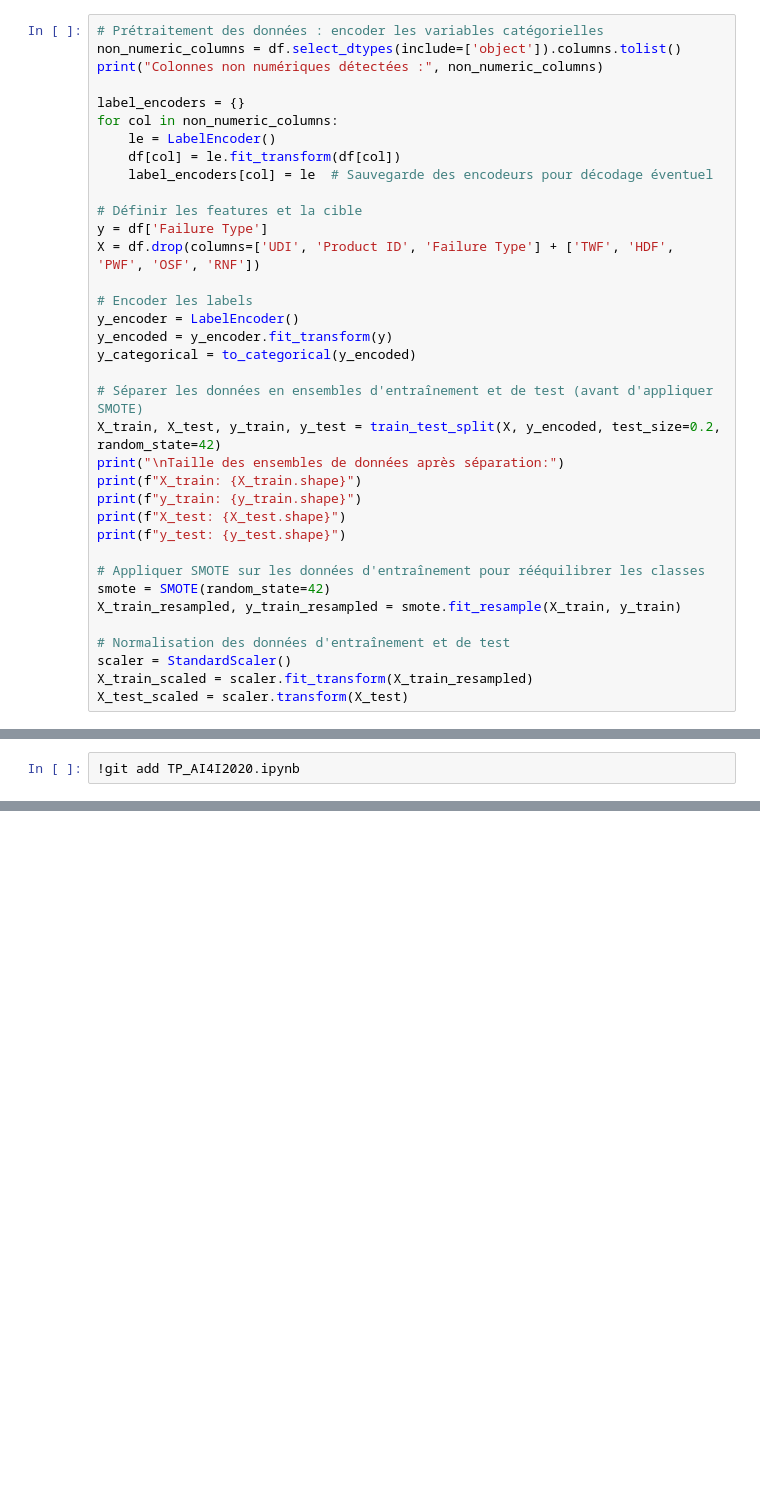
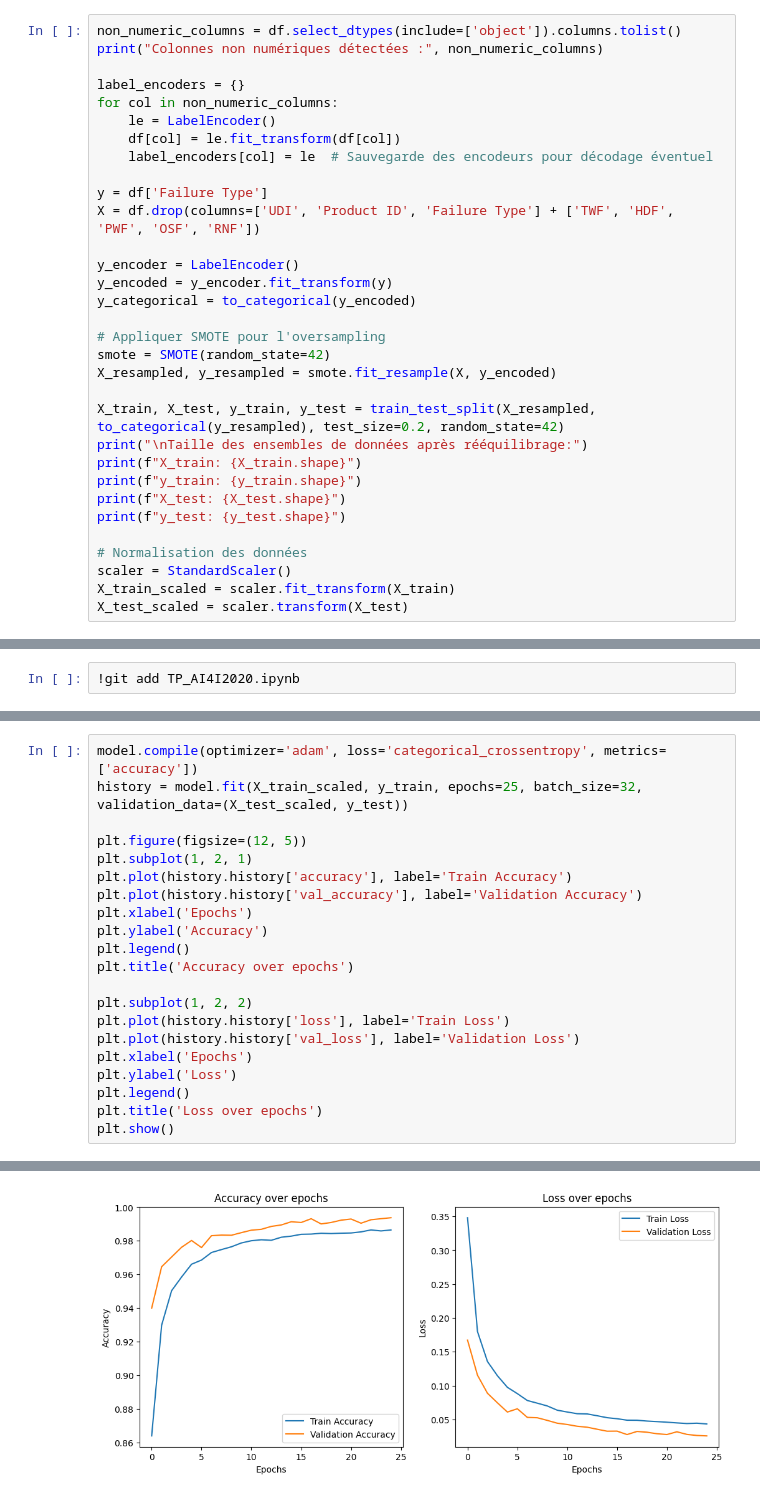
Before and after one commit to EthanLeChevallier/Predictive-maintenance-model-using-STM32CubeIDE, a Jupyter notebook: notebooks/TP_AI4I2020.ipynb, the cells around one changed output, grey strips where cells are left out. Saved outputs shown, nothing was run; the diff lists cells and outputs as text; blank space fills up the shorter version.

Commit message:
Correction du code et entraînement et analyse des résultats de la méthode SMOTE pour notre modèle

```diff
--- a/notebooks/TP_AI4I2020.ipynb
+++ b/notebooks/TP_AI4I2020.ipynb
@@ -611,7 +605,6 @@ Switched to a new branch 'Entraînement-modèle-avec-modification-dataset-par-SM
 # %% [markdown]
 **QUESTION:** Create X_train, Y_train, X_test, and Y_test. How many elements are present in X_train, Y_train, X_test, and Y_test? (Print the values)
 # %%
-# Prétraitement des données : encoder les variables catégorielles
 non_numeric_columns = df.select_dtypes(include=['object']).columns.tolist()
 print("Colonnes non numériques détectées :", non_numeric_columns)
 
@@ -621,30 +614,27 @@ for col in non_numeric_columns:
     df[col] = le.fit_transform(df[col])
     label_encoders[col] = le  # Sauvegarde des encodeurs pour décodage éventuel
 
-# Définir les features et la cible
 y = df['Failure Type']
 X = df.drop(columns=['UDI', 'Product ID', 'Failure Type'] + ['TWF', 'HDF', 'PWF', 'OSF', 'RNF'])
 
-# Encoder les labels
 y_encoder = LabelEncoder()
 y_encoded = y_encoder.fit_transform(y)
 y_categorical = to_categorical(y_encoded)
 
-# Séparer les données en ensembles d'entraînement et de test (avant d'appliquer SMOTE)
-X_train, X_test, y_train, y_test = train_test_split(X, y_encoded, test_size=0.2, random_state=42)
-print("\nTaille des ensembles de données après séparation:")
+# Appliquer SMOTE pour l'oversampling
+smote = SMOTE(random_state=42)
+X_resampled, y_resampled = smote.fit_resample(X, y_encoded)
+
+X_train, X_test, y_train, y_test = train_test_split(X_resampled, to_categorical(y_resampled), test_size=0.2, random_state=42)
+print("\nTaille des ensembles de données après rééquilibrage:")
 print(f"X_train: {X_train.shape}")
 print(f"y_train: {y_train.shape}")
 print(f"X_test: {X_test.shape}")
 print(f"y_test: {y_test.shape}")
 
-# Appliquer SMOTE sur les données d'entraînement pour rééquilibrer les classes
-smote = SMOTE(random_state=42)
-X_train_resampled, y_train_resampled = smote.fit_resample(X_train, y_train)
-
-# Normalisation des données d'entraînement et de test
+# Normalisation des données
 scaler = StandardScaler()
-X_train_scaled = scaler.fit_transform(X_train_resampled)
+X_train_scaled = scaler.fit_transform(X_train)
 X_test_scaled = scaler.transform(X_test)
 # %% [output]
 Colonnes non numériques détectées : []
@@ -700,0 +710,22 @@ Model: "sequential_1"
+# %%
+model.compile(optimizer='adam', loss='categorical_crossentropy', metrics=['accuracy'])
+history = model.fit(X_train_scaled, y_train, epochs=25, batch_size=32, validation_data=(X_test_scaled, y_test))
+
+plt.figure(figsize=(12, 5))
+plt.subplot(1, 2, 1)
+plt.plot(history.history['accuracy'], label='Train Accuracy')
+plt.plot(history.history['val_accuracy'], label='Validation Accuracy')
+plt.xlabel('Epochs')
+plt.ylabel('Accuracy')
+plt.legend()
+plt.title('Accuracy over epochs')
+
+plt.subplot(1, 2, 2)
+plt.plot(history.history['loss'], label='Train Loss')
+plt.plot(history.history['val_loss'], label='Validation Loss')
+plt.xlabel('Epochs')
+plt.ylabel('Loss')
+plt.legend()
+plt.title('Loss over epochs')
+plt.show()
+# %% [output]
@@ -700,0 +749 @@ Model: "sequential_1"
+[figure, added]
```
Also changed, not shown: parts of 14 cells of this notebook.
